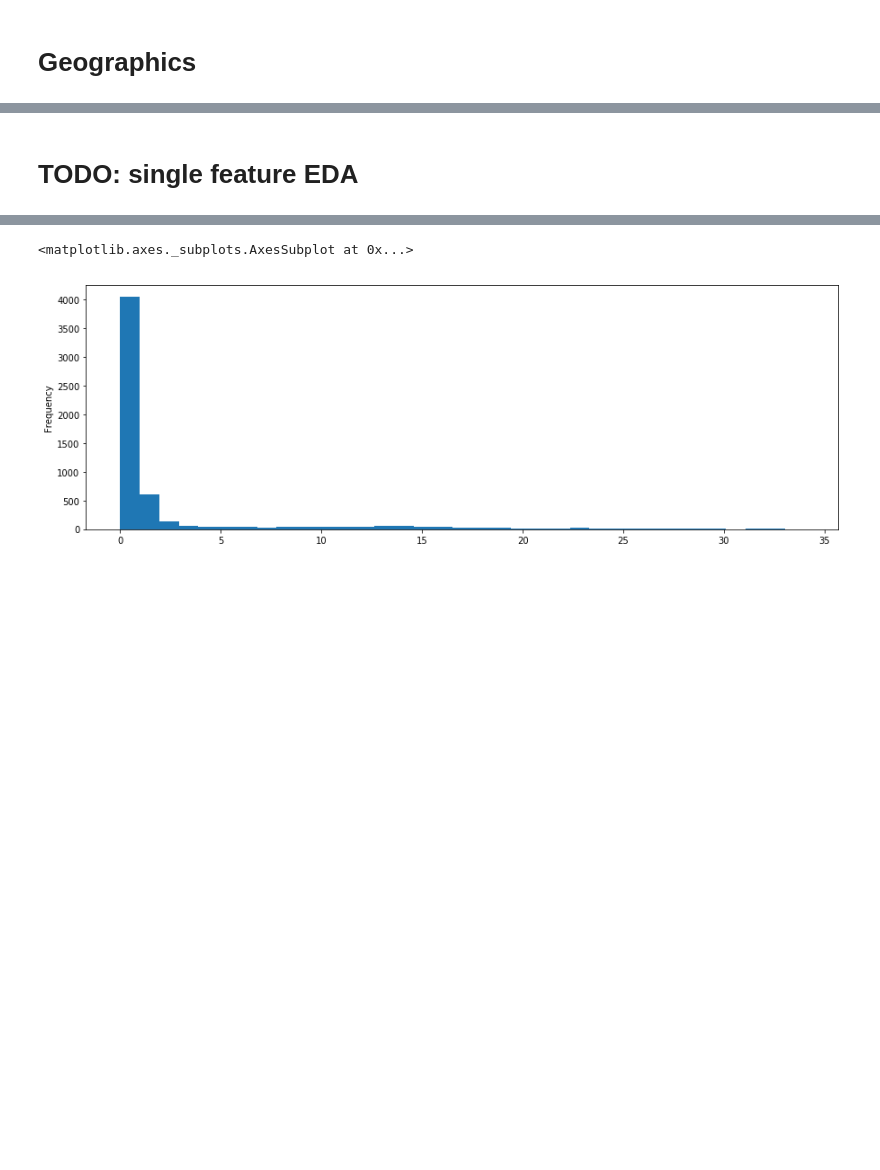
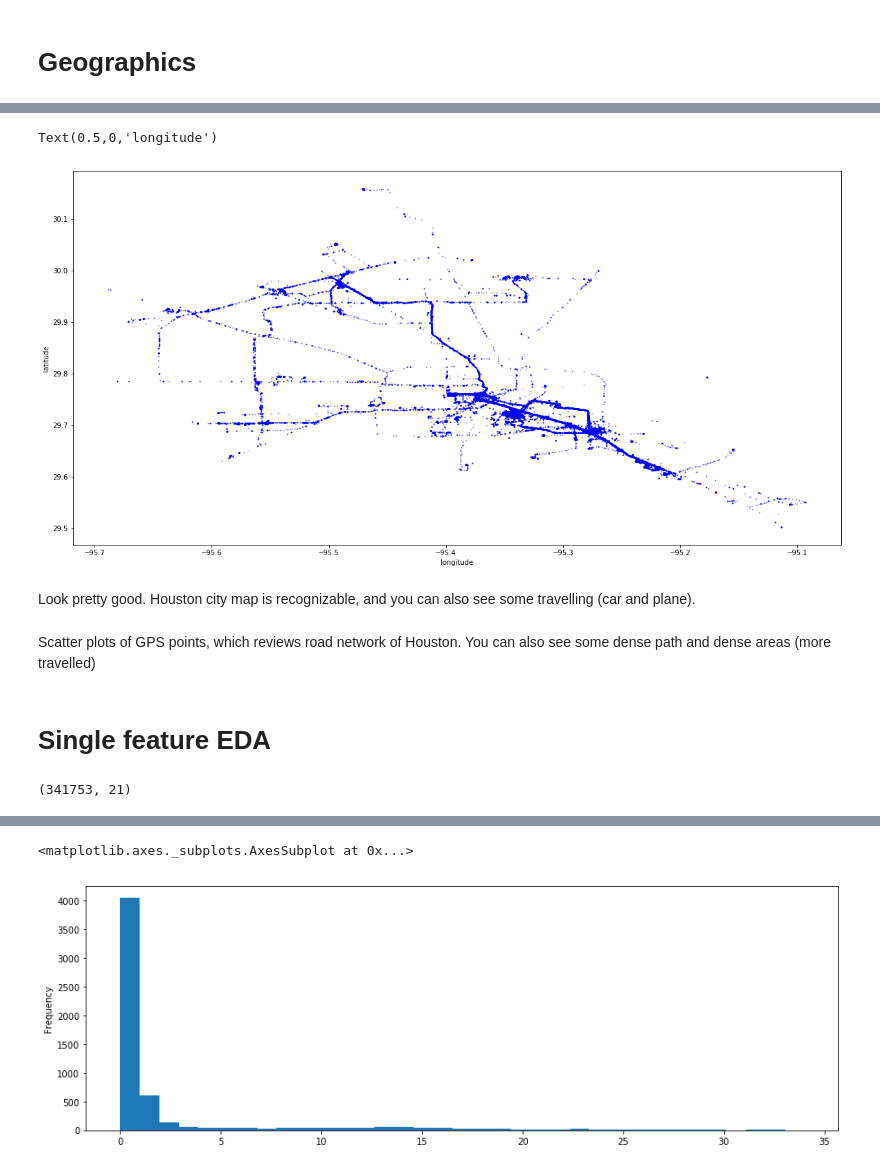
Before and after one commit to anhquan0412/google-location, a Jupyter notebook: eda.ipynb, the cells around one changed output, grey strips where cells are left out. Cells and saved outputs as stored; diff of their text form; code cells hidden in the pictures; blank space fills up the shorter version.

Commit message:
bunch of single-feature EDA

```diff
--- a/eda.ipynb
+++ b/eda.ipynb
@@ -272,3 +366,24 @@ df.reset_index(drop=True,inplace=True)
+# %%
+# analyzing Houston area
+df_houston = df[(df.longitude <=-95) & (df.longitude >=-95.7)& (df.latitude >= 29.5) & (df.latitude <= 30.25)]
+
+fig,ax = plt.subplots(figsize=(20,10))
+ax.scatter(df_houston.longitude,df_houston.latitude,color='blue',s=1,alpha=0.4)
+
+ax.set_ylabel('latitude')
+ax.set_xlabel('longitude')
+# %% [output]
+Text(0.5,0,'longitude')
+[figure, added]
+# %% [markdown]
+Look pretty good. Houston city map is recognizable, and you can also see some travelling (car and plane).
+# %% [markdown]
+Scatter plots of GPS points, which reviews road network of Houston. You can also see some dense path and dense areas (more travelled)
 # %% [markdown]
-# TODO: single feature EDA
+# Single feature EDA
+# %%
+df = pd.read_feather(PATH/'houston_ready.feather')
+df.shape
+# %% [output]
+(341753, 21)
 # %%
```
Also changed, not shown: parts of 50 cells of this notebook, 2 other files.
